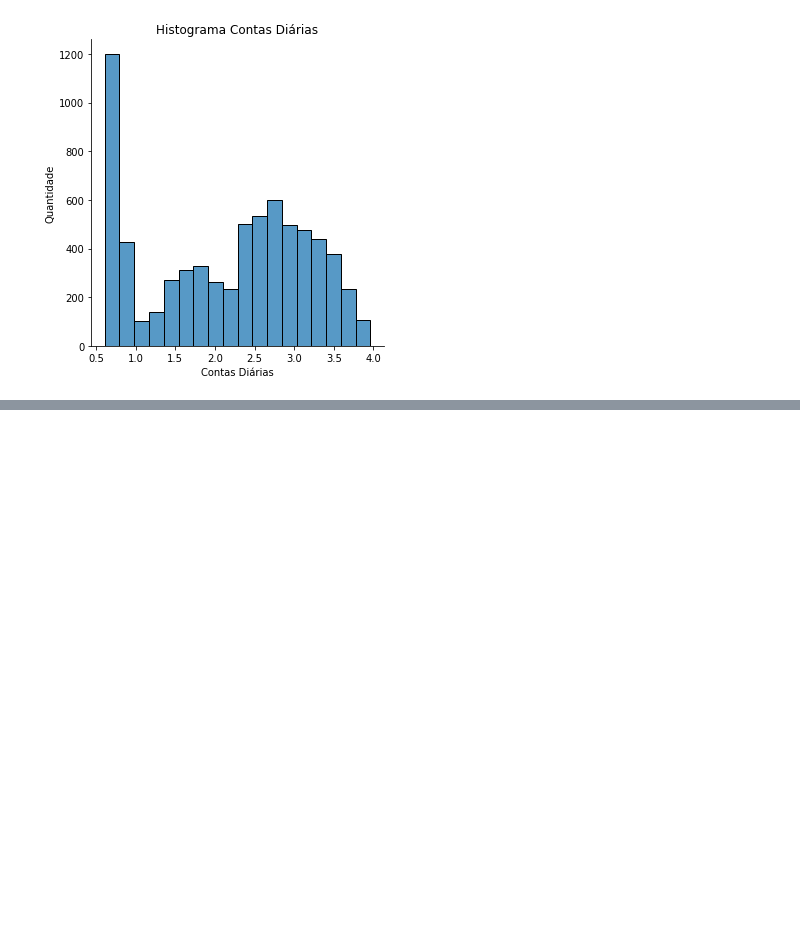
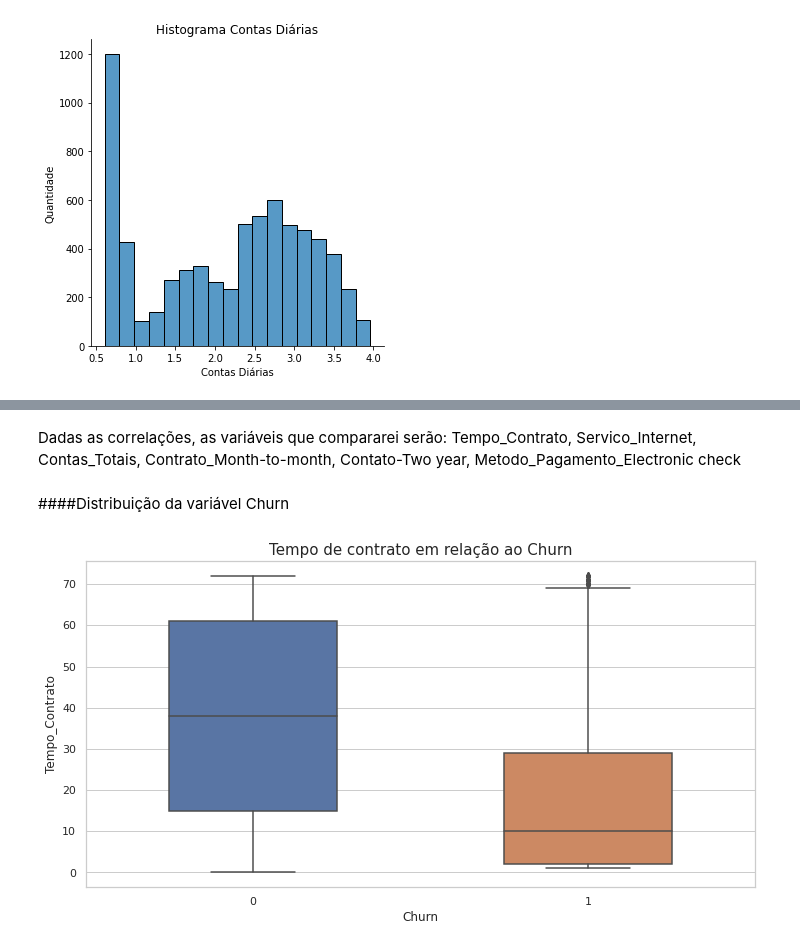
Before and after one commit to LucasdgRibeiro/Challenge-Data-Science-Alura, a Jupyter notebook: ChurndeClientes.ipynb, the cells around one changed output, grey strips where cells are left out. Cells and saved outputs as stored; diff of their text form; code cells hidden in the pictures; blank space fills up the shorter version.

```diff
--- a/ChurndeClientes.ipynb
+++ b/ChurndeClientes.ipynb
@@ -499,0 +615,13 @@ plt.show()
+# %% [markdown]
+Dadas as correlações, as variáveis que compararei serão: Tempo_Contrato, Servico_Internet, Contas_Totais, Contrato_Month-to-month, Contato-Two year, Metodo_Pagamento_Electronic check
+# %% [markdown]
+####Distribuição da variável Churn
+# %%
+sns.set_theme(style="whitegrid")
+plt.figure(figsize=(12,6))
+ax = sns.boxplot(data = dados_tratados, x = 'Churn', y = 'Tempo_Contrato', width = 0.5)
+ax.set_title('Tempo de contrato em relação ao Churn', fontsize = 15)
+
+plt.show()
+# %% [output]
+[figure, added]
```
Also changed, not shown: parts of 19 cells of this notebook.
